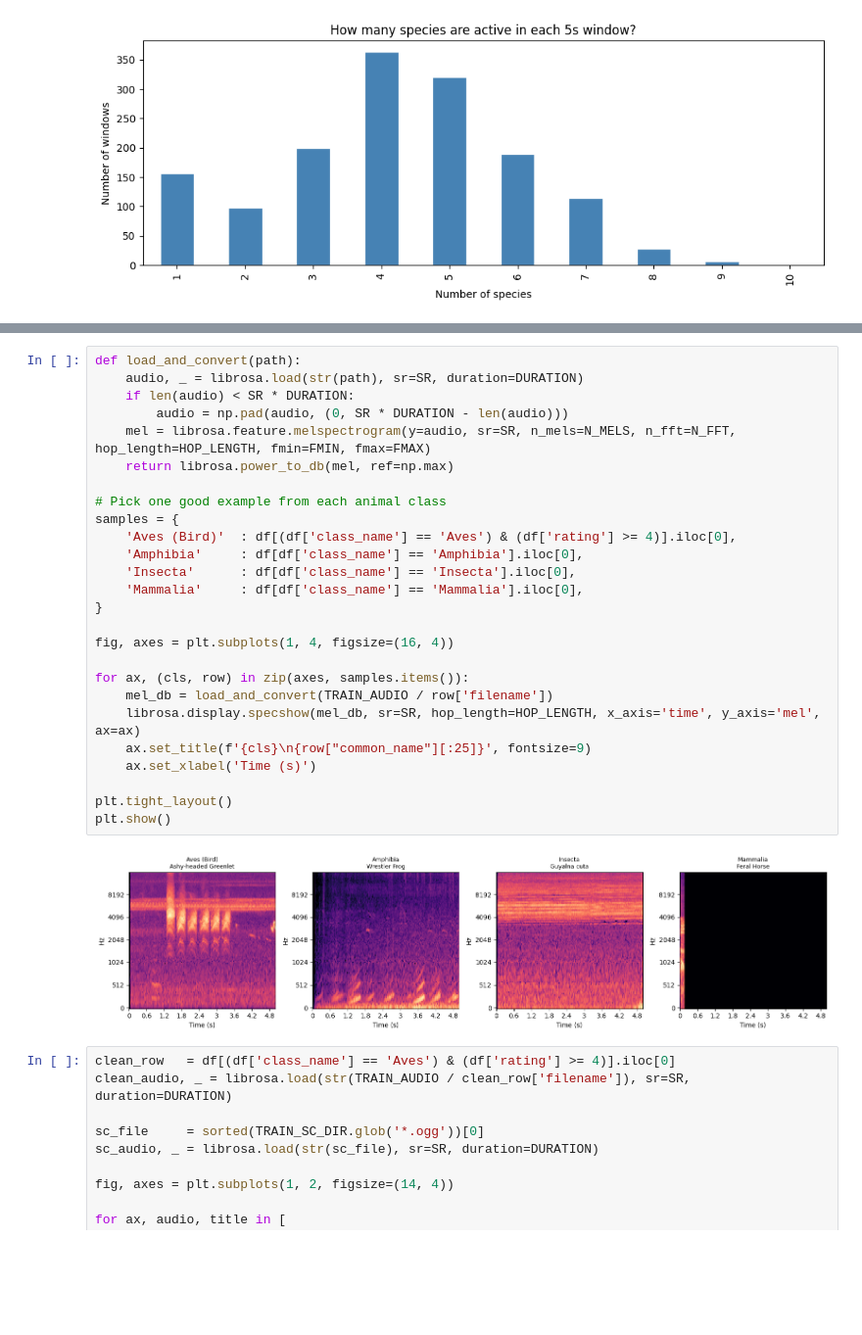
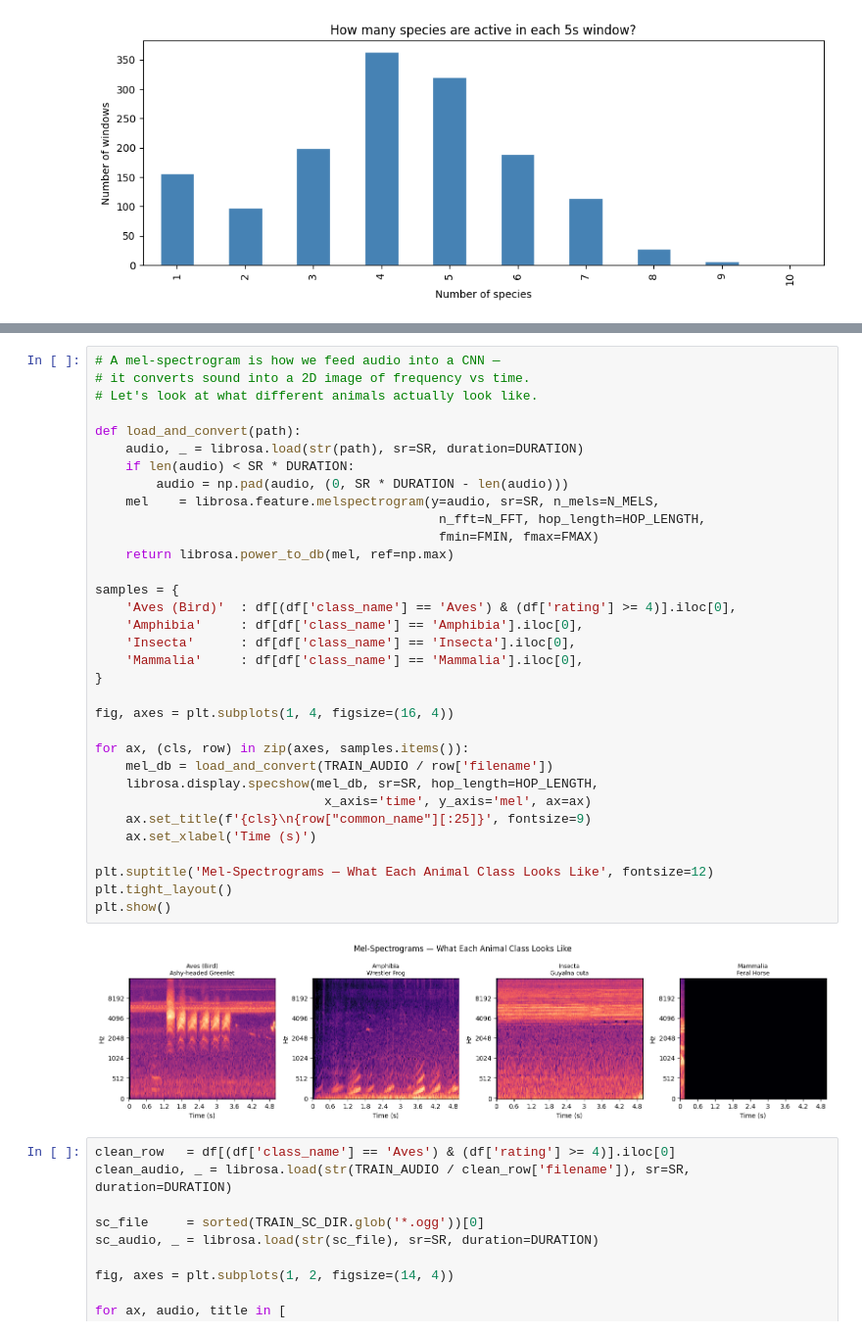
Before and after one commit to abdullahh-sheikhh/BirdCLEF-2026, a Jupyter notebook: birdclef-2026.ipynb, the cells around one changed output, grey strips where cells are left out. Shown at 98% size. Drawn from its saved outputs; the diff is of its cells as text; blank space fills up the shorter version.

```diff
--- a/birdclef-2026.ipynb
+++ b/birdclef-2026.ipynb
@@ -140,31 +161,38 @@ plt.show()
 # %%
+# A mel-spectrogram is how we feed audio into a CNN —
+# it converts sound into a 2D image of frequency vs time.
+# Let's look at what different animals actually look like.
+
 def load_and_convert(path):
     audio, _ = librosa.load(str(path), sr=SR, duration=DURATION)
     if len(audio) < SR * DURATION:
         audio = np.pad(audio, (0, SR * DURATION - len(audio)))
-    mel = librosa.feature.melspectrogram(y=audio, sr=SR, n_mels=N_MELS, n_fft=N_FFT, hop_length=HOP_LENGTH, fmin=FMIN, fmax=FMAX)
+    mel    = librosa.feature.melspectrogram(y=audio, sr=SR, n_mels=N_MELS,
+                                             n_fft=N_FFT, hop_length=HOP_LENGTH,
+                                             fmin=FMIN, fmax=FMAX)
     return librosa.power_to_db(mel, ref=np.max)
 
-# Pick one good example from each animal class
 samples = {
     'Aves (Bird)'  : df[(df['class_name'] == 'Aves') & (df['rating'] >= 4)].iloc[0],
     'Amphibia'     : df[df['class_name'] == 'Amphibia'].iloc[0],
     'Insecta'      : df[df['class_name'] == 'Insecta'].iloc[0],
     'Mammalia'     : df[df['class_name'] == 'Mammalia'].iloc[0],
 }
 
 fig, axes = plt.subplots(1, 4, figsize=(16, 4))
 
 for ax, (cls, row) in zip(axes, samples.items()):
     mel_db = load_and_convert(TRAIN_AUDIO / row['filename'])
-    librosa.display.specshow(mel_db, sr=SR, hop_length=HOP_LENGTH, x_axis='time', y_axis='mel', ax=ax)
+    librosa.display.specshow(mel_db, sr=SR, hop_length=HOP_LENGTH,
+                              x_axis='time', y_axis='mel', ax=ax)
     ax.set_title(f'{cls}\n{row["common_name"][:25]}', fontsize=9)
     ax.set_xlabel('Time (s)')
 
+plt.suptitle('Mel-Spectrograms — What Each Animal Class Looks Like', fontsize=12)
 plt.tight_layout()
 plt.show()
 # %% [output]
-[figure, old version]
+[figure, new version]
 # %%
 clean_row   = df[(df['class_name'] == 'Aves') & (df['rating'] >= 4)].iloc[0]
 clean_audio, _ = librosa.load(str(TRAIN_AUDIO / clean_row['filename']), sr=SR, duration=DURATION)
```
Also changed, not shown: parts of 12 cells of this notebook.
